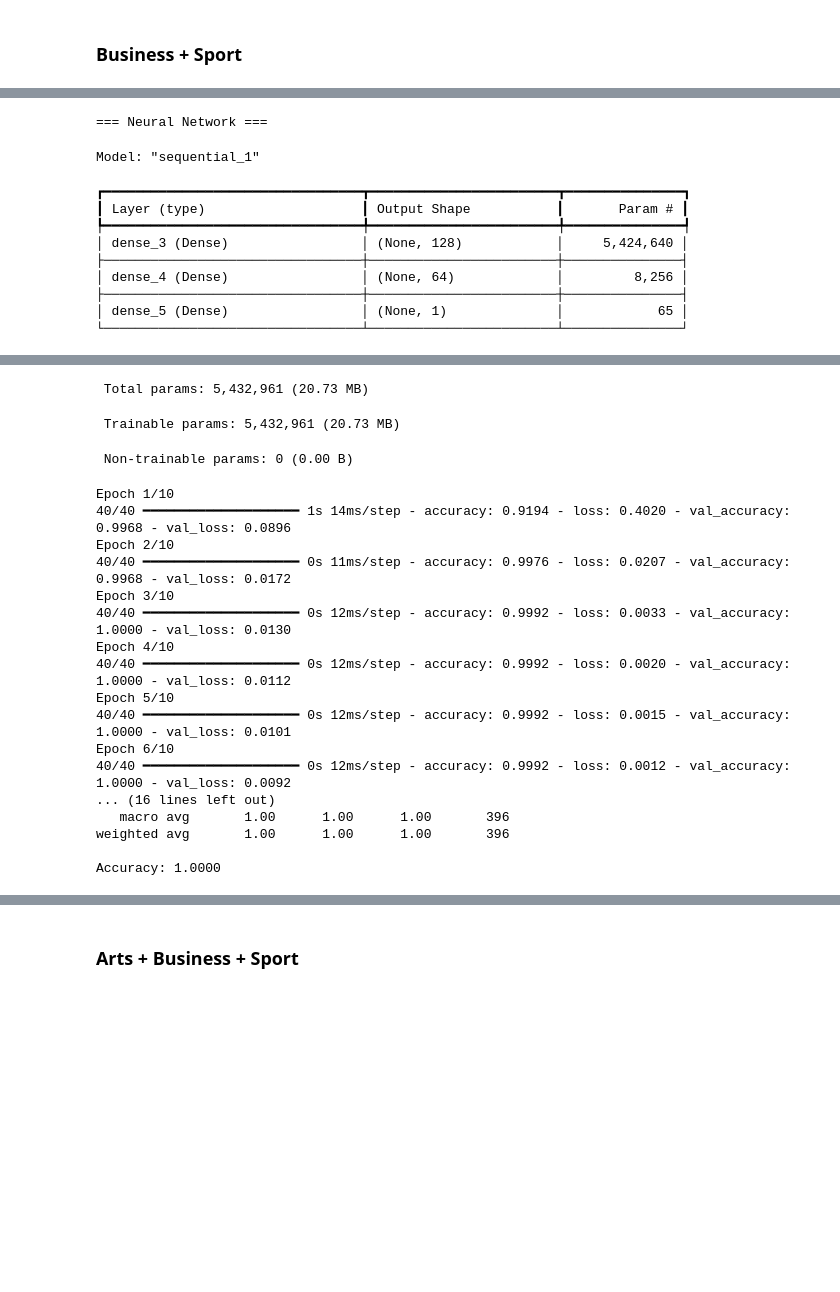
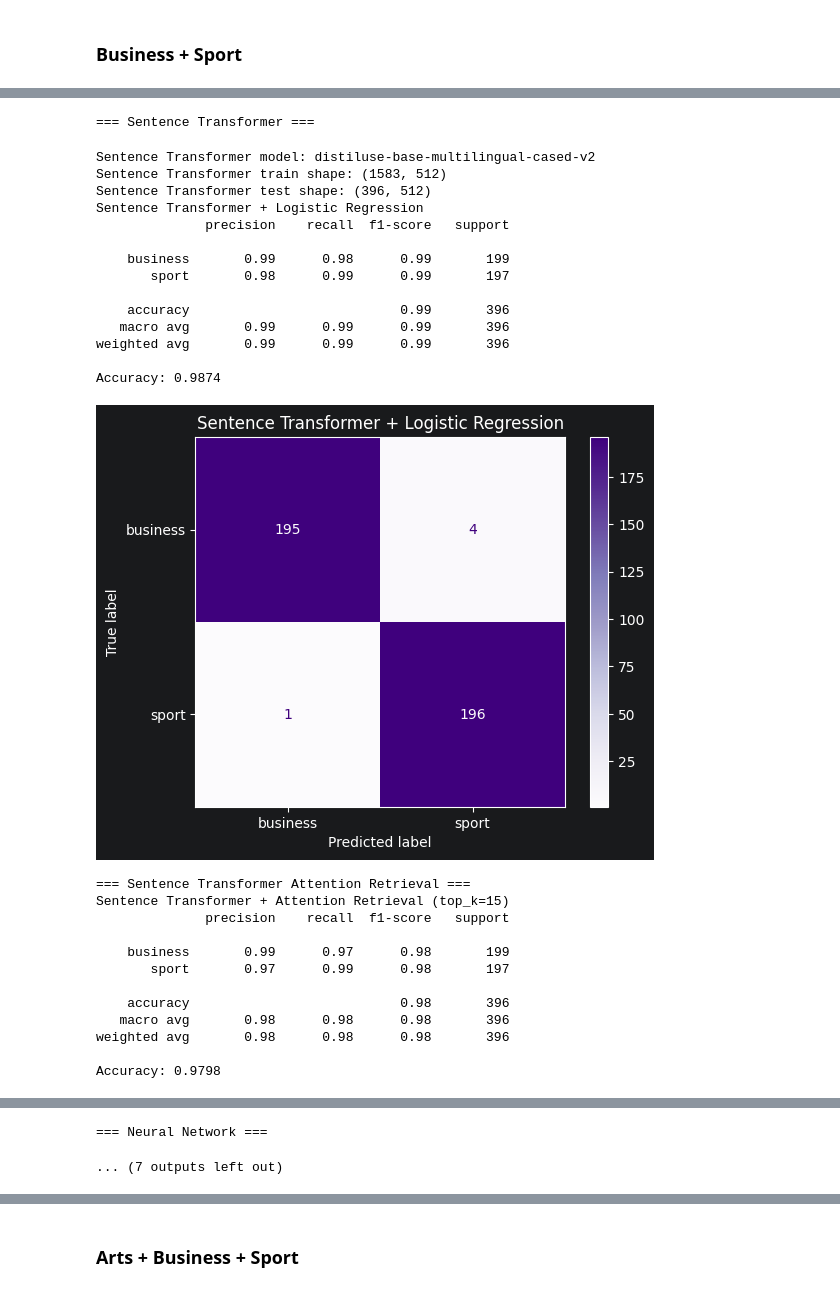
Before and after one commit to mckanziek/bbc-news-categorization, a Jupyter notebook: bbc_categorization.ipynb, the cells around one changed output, grey strips where cells are left out. Cells and saved outputs as stored; diff of their text form; code cells hidden in the pictures; blank space fills up the shorter version.

```diff
--- a/bbc_categorization.ipynb
+++ b/bbc_categorization.ipynb
@@ -732,6 +805,7 @@ pipeline_from_category_list = run_pipeline(
     run_word2vec_model=True,
     run_neural_model=True,
     run_sentence_transformer_model=True,
+    run_sentence_transformer_attention_model=True,
 )
 # %% [output]
 Articles per category:
@@ -757,41 +831,58 @@ TF-IDF train shape: (1583, 42379)
 TF-IDF test shape: (396, 42379)
 
 === Logistic Regression ===
 Logistic Regression
               precision    recall  f1-score   support
 
     business       0.99      1.00      0.99       199
        sport       1.00      0.99      0.99       197
 
     accuracy                           0.99       396
    macro avg       1.00      0.99      0.99       396
 weighted avg       0.99      0.99      0.99       396
 
 Accuracy: 0.9949
 [figure]
 === Word2Vec ===
 Word2Vec train shape: (1583, 100)
 Word2Vec test shape: (396, 100)
 Word2Vec + Logistic Regression
               precision    recall  f1-score   support
 
     business       0.99      1.00      0.99       199
        sport       1.00      0.98      0.99       197
 
     accuracy                           0.99       396
    macro avg       0.99      0.99      0.99       396
 weighted avg       0.99      0.99      0.99       396
 
 Accuracy: 0.9924
 [figure]
-=== Neural Network ===
+=== Sentence Transformer ===
-Model: "sequential_1"
+Sentence Transformer model: distiluse-base-multilingual-cased-v2
+Sentence Transformer train shape: (1583, 512)
+Sentence Transformer test shape: (396, 512)
+Sentence Transformer + Logistic Regression
+              precision    recall  f1-score   support
+
+    business       0.99      0.98      0.99       199
+       sport       0.98      0.99      0.99       197
+
+    accuracy                           0.99       396
+   macro avg       0.99      0.99      0.99       396
+weighted avg       0.99      0.99      0.99       396
+
+Accuracy: 0.9874
+[figure, new version]
-┏━━━━━━━━━━━━━━━━━━━━━━━━━━━━━━━━━┳━━━━━━━━━━━━━━━━━━━━━━━━┳━━━━━━━━━━━━━━━┓
-┃ Layer (type)                    ┃ Output Shape           ┃       Param # ┃
-┡━━━━━━━━━━━━━━━━━━━━━━━━━━━━━━━━━╇━━━━━━━━━━━━━━━━━━━━━━━━╇━━━━━━━━━━━━━━━┩
-│ dense_3 (Dense)                 │ (None, 128)            │     5,424,640 │
-├─────────────────────────────────┼────────────────────────┼───────────────┤
-│ dense_4 (Dense)                 │ (None, 64)             │         8,256 │
-├─────────────────────────────────┼────────────────────────┼───────────────┤
-│ dense_5 (Dense)                 │ (None, 1)              │            65 │
-└─────────────────────────────────┴────────────────────────┴───────────────┘
+=== Sentence Transformer Attention Retrieval ===
+Sentence Transformer + Attention Retrieval (top_k=15)
+              precision    recall  f1-score   support
+
+    business       0.99      0.97      0.98       199
+       sport       0.97      0.99      0.98       197
+
+    accuracy                           0.98       396
+   macro avg       0.98      0.98      0.98       396
+weighted avg       0.98      0.98      0.98       396
+
+Accuracy: 0.9798
@@ -798,20 +890,2 @@ Model: "sequential_1"
- Total params: 5,432,961 (20.73 MB)
+=== Neural Network ===
- Trainable params: 5,432,961 (20.73 MB)
+... (7 outputs left out)
- Non-trainable params: 0 (0.00 B)
-Epoch 1/10
-40/40 ━━━━━━━━━━━━━━━━━━━━ 1s 14ms/step - accuracy: 0.9194 - loss: 0.4020 - val_accuracy: 0.9968 - val_loss: 0.0896
-Epoch 2/10
-40/40 ━━━━━━━━━━━━━━━━━━━━ 0s 11ms/step - accuracy: 0.9976 - loss: 0.0207 - val_accuracy: 0.9968 - val_loss: 0.0172
-Epoch 3/10
-40/40 ━━━━━━━━━━━━━━━━━━━━ 0s 12ms/step - accuracy: 0.9992 - loss: 0.0033 - val_accuracy: 1.0000 - val_loss: 0.0130
-Epoch 4/10
-40/40 ━━━━━━━━━━━━━━━━━━━━ 0s 12ms/step - accuracy: 0.9992 - loss: 0.0020 - val_accuracy: 1.0000 - val_loss: 0.0112
-Epoch 5/10
-40/40 ━━━━━━━━━━━━━━━━━━━━ 0s 12ms/step - accuracy: 0.9992 - loss: 0.0015 - val_accuracy: 1.0000 - val_loss: 0.0101
-Epoch 6/10
-40/40 ━━━━━━━━━━━━━━━━━━━━ 0s 12ms/step - accuracy: 0.9992 - loss: 0.0012 - val_accuracy: 1.0000 - val_loss: 0.0092
-... (16 lines left out)
-   macro avg       1.00      1.00      1.00       396
-weighted avg       1.00      1.00      1.00       396
-
-Accuracy: 1.0000
```
Also changed, not shown: parts of 6 cells of this notebook.
